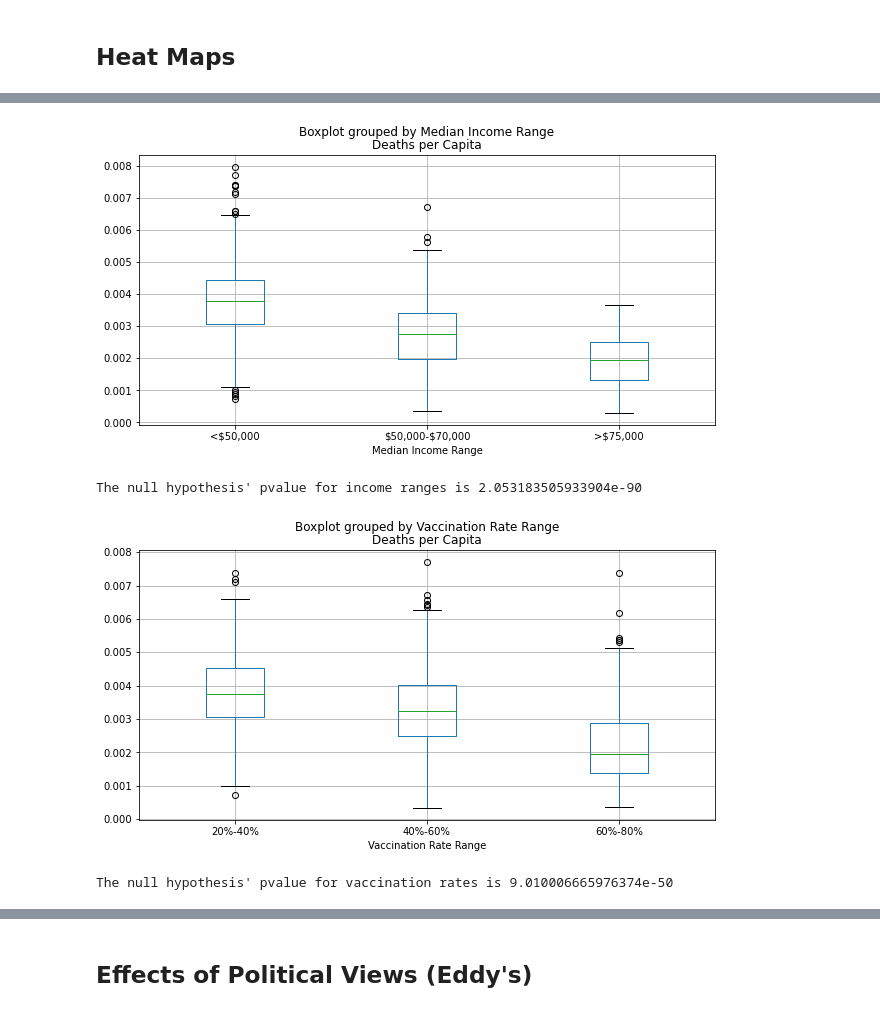
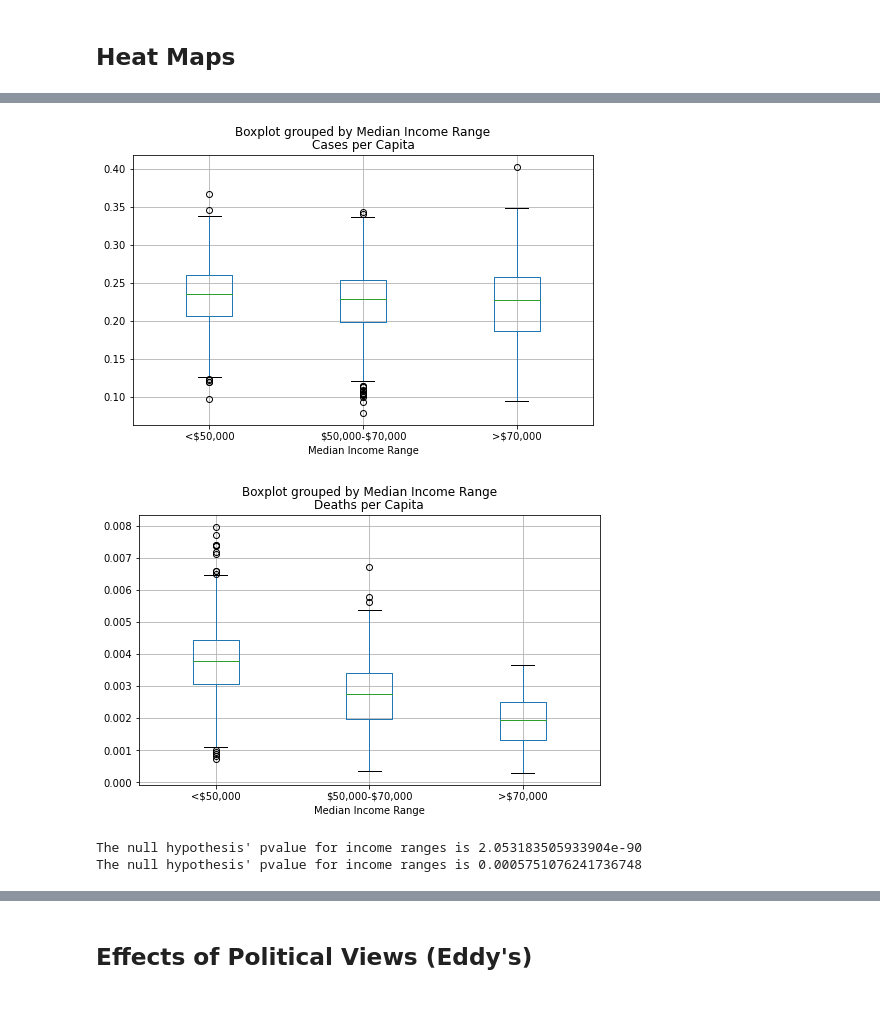
Before and after one commit to CarlaLorenteAnon/project-1, a Jupyter notebook: FinalAnalysis.ipynb, the cells around one changed output, grey strips where cells are left out. Cells and saved outputs as stored; diff of their text form; code cells hidden in the pictures.

```diff
--- a/FinalAnalysis.ipynb
+++ b/FinalAnalysis.ipynb
@@ -455,7 +467,7 @@ figure2
 #Binning income ranges to do anova analysis
 data = df.copy()
 bins = [-float('inf'), 50000, 70000, float('inf')]
-income_ranges = ['<$50,000', "\$50,000-\$70,000", ">$75,000"]
+income_ranges = ['<$50,000', "\$50,000-\$70,000", ">$70,000"]
 data["Median Income Range"] = pd.cut(data["Household Income"], bins, labels=income_ranges, include_lowest=True)
 data.head()
 # %% [output]
@@ -466,10 +478,12 @@ data.head()
 | 3 | 5535 | 56.0 | 44.0 | 25325.0 | 27.7 | 40046.0 | 335.1 | 80.7 | ... |
 | 4 | 6678 | 65.0 | 34.8 | 22113.0 | 37.6 | 32986.0 | 575.0 | 62.7 | ... |
 # %%
-data.boxplot("Deaths per Capita", by="Median Income Range", figsize=(10, 5))
+data.boxplot("Cases per Capita", by="Median Income Range", figsize=(8, 5))
+data.boxplot("Deaths per Capita", by="Median Income Range", figsize=(8, 5))
 plt.show()
 # %% [output]
-[figure, old version]
+[figure, new version]
+[figure, added]
 # %%
 # Extract individual groups and perform ANOVA test
 income_groups = []
@@ -477,5 +491,11 @@ for i in income_ranges:
     income_groups.append(data[data["Median Income Range"] == i]["Deaths per Capita"])
 _, p = stats.f_oneway(*income_groups)
 print(f"The null hypothesis' pvalue for income ranges is {p}")
+income_groups = []
+for i in income_ranges:
+    income_groups.append(data[data["Median Income Range"] == i]["Cases per Capita"])
+_, p = stats.f_oneway(*income_groups)
+print(f"The null hypothesis' pvalue for income ranges is {p}")
 # %% [output]
 The null hypothesis' pvalue for income ranges is 2.053183505933904e-90
+The null hypothesis' pvalue for income ranges is 0.0005751076241736748
@@ -487,14 +501,0 @@ data["Vaccination Rate Range"] = pd.cut(data["Vaccination Rate"], bins, labels=v
-# %%
-data.boxplot("Deaths per Capita", by="Vaccination Rate Range", figsize=(10, 5))
-plt.show()
-# %% [output]
-[figure, removed]
-# %%
-#Performing ANOVA test for vaccination rates
-vax_groups = []
-for i in vaccination_rates:
-    vax_groups.append(data[data["Vaccination Rate Range"] == i]["Deaths per Capita"])
-_, p = stats.f_oneway(*vax_groups)
-print(f"The null hypothesis' pvalue for vaccination rates is {p}")
-# %% [output]
-The null hypothesis' pvalue for vaccination rates is 9.010006665976374e-50
```
Also changed, not shown: parts of 8 cells of this notebook.
